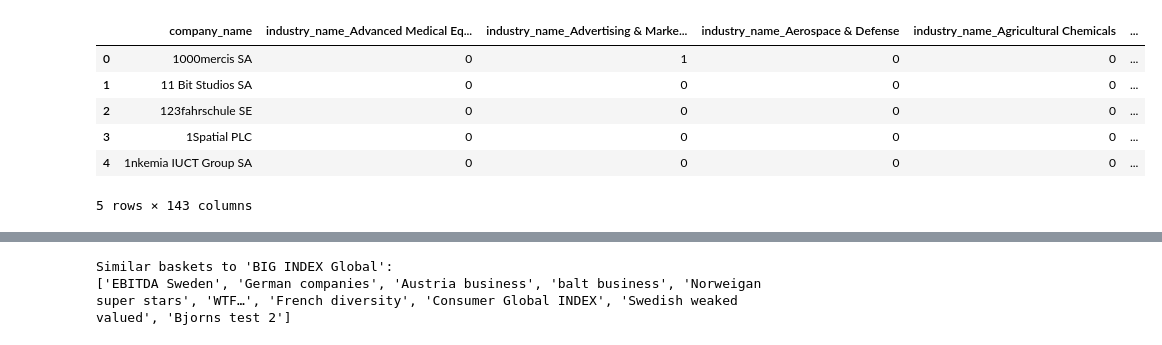
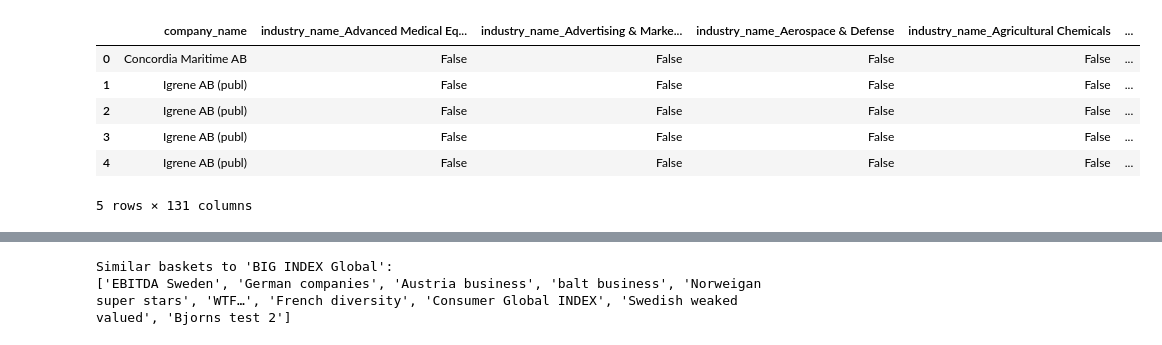
Before and after one commit to Lellalu/II142X_VT2025, a Jupyter notebook: stock_recommendation.ipynb, the cells around one changed output, grey strips where cells are left out. Cells and saved outputs as stored; diff of their text form; code cells hidden in the pictures.

```diff
--- a/stock_recommendation.ipynb
+++ b/stock_recommendation.ipynb
@@ -52,14 +52,15 @@ stock_features = pd.concat([industry_encoded, sector_encoded.drop("company_name"
 stock_features = stock_features.groupby("company_name").max().astype(int).reset_index()
 # %%
 stock_features.head()
+industry_encoded.head()
 # %% [output]
 |  | company_name | industry_name_Advanced Medical Eq... | industry_name_Advertising & Marke... | industry_name_Aerospace & Defense | industry_name_Agricultural Chemicals | ... |
-| 0 | 1000mercis SA | 0 | 1 | 0 | 0 | ... |
-| 1 | 11 Bit Studios SA | 0 | 0 | 0 | 0 | ... |
-| 2 | 123fahrschule SE | 0 | 0 | 0 | 0 | ... |
-| 3 | 1Spatial PLC | 0 | 0 | 0 | 0 | ... |
-| 4 | 1nkemia IUCT Group SA | 0 | 0 | 0 | 0 | ... |
+| 0 | Concordia Maritime AB | False | False | False | False | ... |
+| 1 | Igrene AB (publ) | False | False | False | False | ... |
+| 2 | Igrene AB (publ) | False | False | False | False | ... |
+| 3 | Igrene AB (publ) | False | False | False | False | ... |
+| 4 | Igrene AB (publ) | False | False | False | False | ... |
-5 rows × 143 columns
+5 rows × 131 columns
 # %%
 def create_basket_features(basket_df, stock_features):
     # Convert shares to decimals
```
Also changed, not shown: 1 other file.
